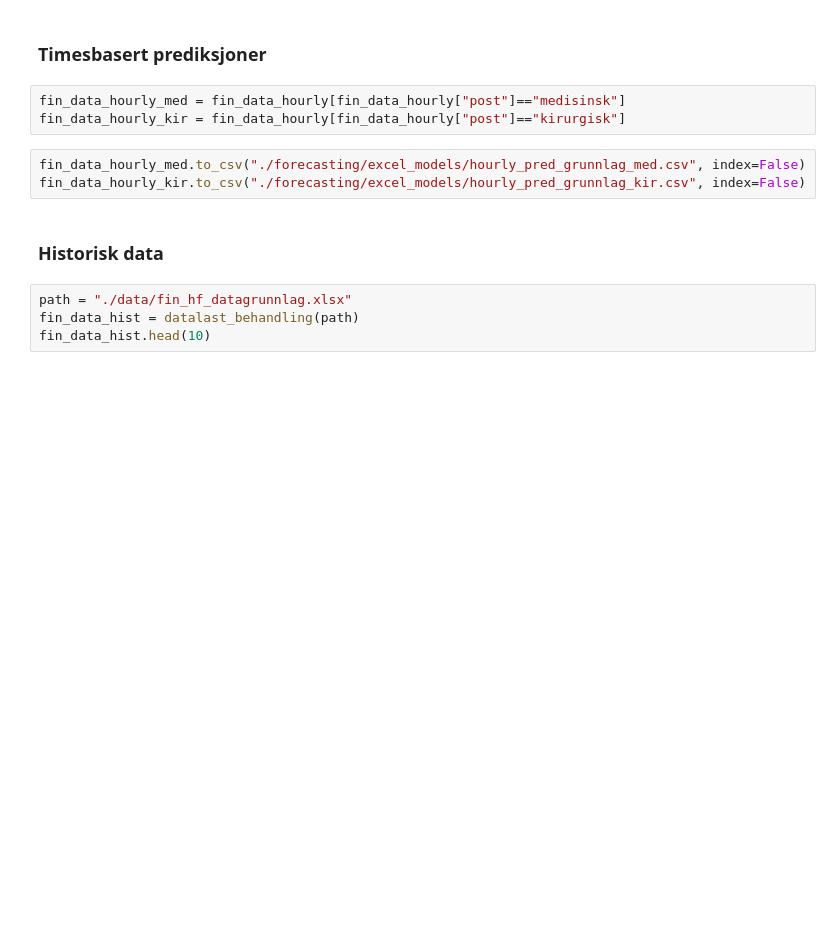
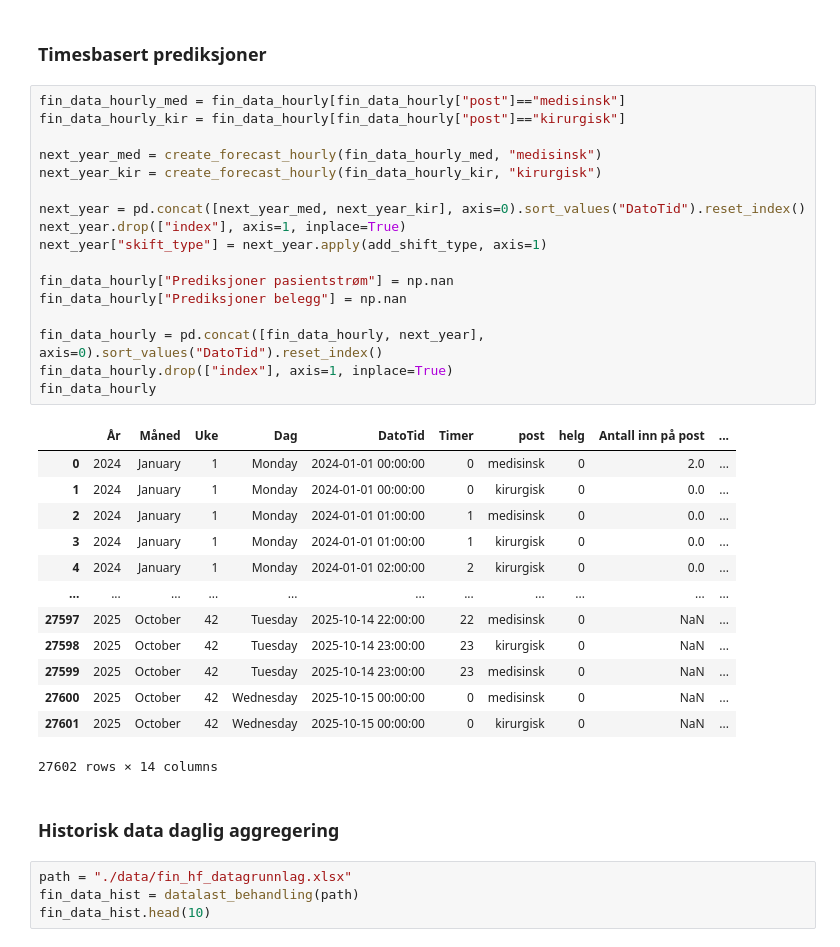
Before and after one commit to JoachimSvensson/HealthSector, a Jupyter notebook: fin_hf_full.ipynb, the cells around one changed output. Cells and saved outputs as stored; diff of their text form; blank space fills up the shorter version.

```diff
--- a/fin_hf_full.ipynb
+++ b/fin_hf_full.ipynb
@@ -37,14 +37,39 @@ fin_data_hourly.head(10)
 | 9 | 2024 | January | 1 | Monday | 2024-01-01 04:00:00 | 4 | medisinsk | 0 | 1.0 | ... |
 # %% [markdown]
 ### Timesbasert prediksjoner
-# %%
-fin_data_hourly_med = fin_data_hourly[fin_data_hourly["post"]=="medisinsk"]
-fin_data_hourly_kir = fin_data_hourly[fin_data_hourly["post"]=="kirurgisk"]
-# %%
-fin_data_hourly_med.to_csv("./forecasting/excel_models/hourly_pred_grunnlag_med.csv", index=False)
-fin_data_hourly_kir.to_csv("./forecasting/excel_models/hourly_pred_grunnlag_kir.csv", index=False)
+# %%
+fin_data_hourly_med = fin_data_hourly[fin_data_hourly["post"]=="medisinsk"]
+fin_data_hourly_kir = fin_data_hourly[fin_data_hourly["post"]=="kirurgisk"]
+
+next_year_med = create_forecast_hourly(fin_data_hourly_med, "medisinsk")
+next_year_kir = create_forecast_hourly(fin_data_hourly_kir, "kirurgisk")
+
+next_year = pd.concat([next_year_med, next_year_kir], axis=0).sort_values("DatoTid").reset_index()
+next_year.drop(["index"], axis=1, inplace=True)
+next_year["skift_type"] = next_year.apply(add_shift_type, axis=1)
+
+fin_data_hourly["Prediksjoner pasientstrøm"] = np.nan
+fin_data_hourly["Prediksjoner belegg"] = np.nan
+
+fin_data_hourly = pd.concat([fin_data_hourly, next_year], axis=0).sort_values("DatoTid").reset_index()
+fin_data_hourly.drop(["index"], axis=1, inplace=True)
+fin_data_hourly
+# %% [output]
+|  | År | Måned | Uke | Dag | DatoTid | Timer | post | helg | Antall inn på post | ... |
+| 0 | 2024 | January | 1 | Monday | 2024-01-01 00:00:00 | 0 | medisinsk | 0 | 2.0 | ... |
+| 1 | 2024 | January | 1 | Monday | 2024-01-01 00:00:00 | 0 | kirurgisk | 0 | 0.0 | ... |
+| 2 | 2024 | January | 1 | Monday | 2024-01-01 01:00:00 | 1 | medisinsk | 0 | 0.0 | ... |
+| 3 | 2024 | January | 1 | Monday | 2024-01-01 01:00:00 | 1 | kirurgisk | 0 | 0.0 | ... |
+| 4 | 2024 | January | 1 | Monday | 2024-01-01 02:00:00 | 2 | kirurgisk | 0 | 0.0 | ... |
+| ... | ... | ... | ... | ... | ... | ... | ... | ... | ... | ... |
+| 27597 | 2025 | October | 42 | Tuesday | 2025-10-14 22:00:00 | 22 | medisinsk | 0 | NaN | ... |
+| 27598 | 2025 | October | 42 | Tuesday | 2025-10-14 23:00:00 | 23 | kirurgisk | 0 | NaN | ... |
+| 27599 | 2025 | October | 42 | Tuesday | 2025-10-14 23:00:00 | 23 | medisinsk | 0 | NaN | ... |
+| 27600 | 2025 | October | 42 | Wednesday | 2025-10-15 00:00:00 | 0 | medisinsk | 0 | NaN | ... |
+| 27601 | 2025 | October | 42 | Wednesday | 2025-10-15 00:00:00 | 0 | kirurgisk | 0 | NaN | ... |
+27602 rows × 14 columns
 # %% [markdown]
-### Historisk data
+### Historisk data daglig aggregering
 # %%
 path = "./data/fin_hf_datagrunnlag.xlsx"
 fin_data_hist = datalast_behandling(path)
```
Also changed, not shown: parts of 17 cells of this notebook, 4 other files.
